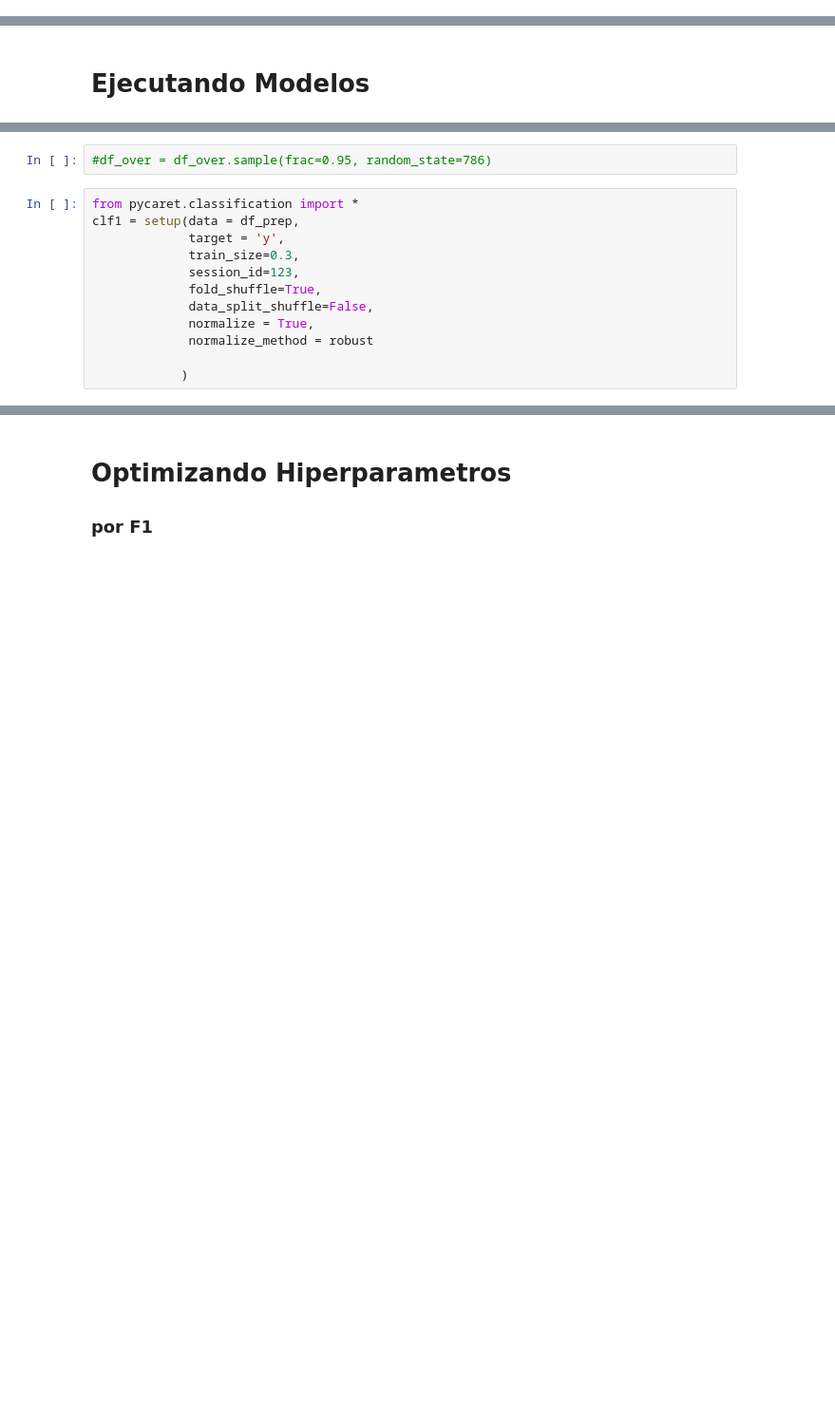
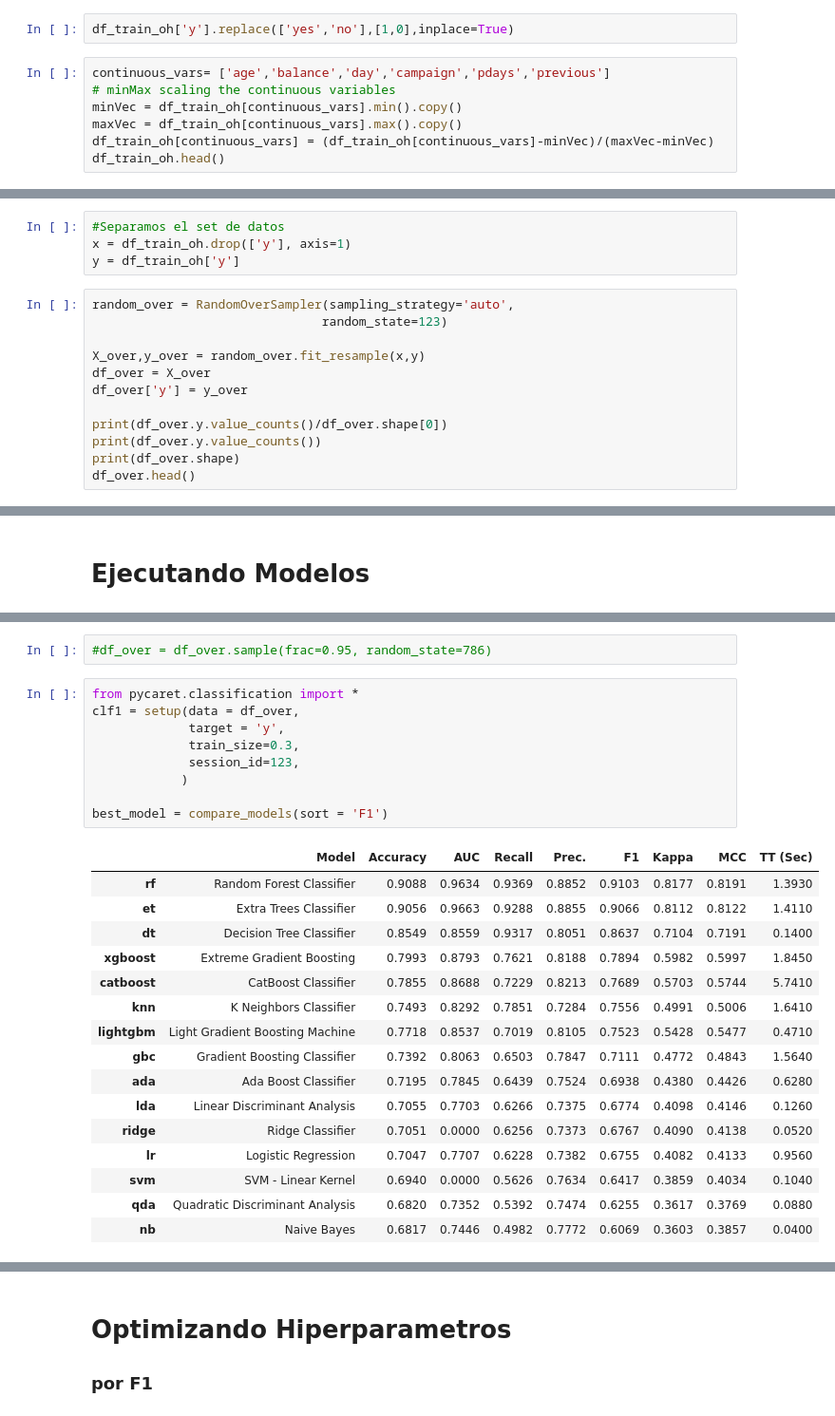
Before and after one commit to leobrandoon/marketing_datascience_binario, a Jupyter notebook: problema_mtk_lego.ipynb, the cells around one changed output, grey strips where cells are left out. Shown: that part at 95% size. Cells and saved outputs as stored; diff of their text form; blank space fills up the shorter version.

Commit message:
Mejorand
reparacion de errores y aplicacion de pycaret autoML

```diff
--- a/problema_mtk_lego.ipynb
+++ b/problema_mtk_lego.ipynb
@@ -147,0 +204,9 @@ df_train_trans.head()
+# %%
+df_train_oh['y'].replace(['yes','no'],[1,0],inplace=True)
+# %%
+continuous_vars= ['age','balance','day','campaign','pdays','previous']
+# minMax scaling the continuous variables
+minVec = df_train_oh[continuous_vars].min().copy()
+maxVec = df_train_oh[continuous_vars].max().copy()
+df_train_oh[continuous_vars] = (df_train_oh[continuous_vars]-minVec)/(maxVec-minVec)
+df_train_oh.head()
@@ -235,0 +366,16 @@ df_over.head()
+# %%
+#Separamos el set de datos
+x = df_train_oh.drop(['y'], axis=1)
+y = df_train_oh['y']
+# %%
+random_over = RandomOverSampler(sampling_strategy='auto',
+                               random_state=123)
+
+X_over,y_over = random_over.fit_resample(x,y)
+df_over = X_over
+df_over['y'] = y_over
+
+print(df_over.y.value_counts()/df_over.shape[0])
+print(df_over.y.value_counts())
+print(df_over.shape)
+df_over.head()
@@ -268,14 +429,28 @@ df_under.head()
-# %%
-#df_over = df_over.sample(frac=0.95, random_state=786)
+# %%
+#df_over = df_over.sample(frac=0.95, random_state=786)
 # %%
 from pycaret.classification import *
-clf1 = setup(data = df_prep,
+clf1 = setup(data = df_over,
              target = 'y',
              train_size=0.3,
              session_id=123,
-             fold_shuffle=True,
-             data_split_shuffle=False,
-             normalize = True,
-             normalize_method = robust
+            )
 
-            )
+best_model = compare_models(sort = 'F1')
+# %% [output]
+|  | Model | Accuracy | AUC | Recall | Prec. | F1 | Kappa | MCC | TT (Sec) |
+| rf | Random Forest Classifier | 0.9088 | 0.9634 | 0.9369 | 0.8852 | 0.9103 | 0.8177 | 0.8191 | 1.3930 |
+| et | Extra Trees Classifier | 0.9056 | 0.9663 | 0.9288 | 0.8855 | 0.9066 | 0.8112 | 0.8122 | 1.4110 |
+| dt | Decision Tree Classifier | 0.8549 | 0.8559 | 0.9317 | 0.8051 | 0.8637 | 0.7104 | 0.7191 | 0.1400 |
+| xgboost | Extreme Gradient Boosting | 0.7993 | 0.8793 | 0.7621 | 0.8188 | 0.7894 | 0.5982 | 0.5997 | 1.8450 |
+| catboost | CatBoost Classifier | 0.7855 | 0.8688 | 0.7229 | 0.8213 | 0.7689 | 0.5703 | 0.5744 | 5.7410 |
+| knn | K Neighbors Classifier | 0.7493 | 0.8292 | 0.7851 | 0.7284 | 0.7556 | 0.4991 | 0.5006 | 1.6410 |
+| lightgbm | Light Gradient Boosting Machine | 0.7718 | 0.8537 | 0.7019 | 0.8105 | 0.7523 | 0.5428 | 0.5477 | 0.4710 |
+| gbc | Gradient Boosting Classifier | 0.7392 | 0.8063 | 0.6503 | 0.7847 | 0.7111 | 0.4772 | 0.4843 | 1.5640 |
+| ada | Ada Boost Classifier | 0.7195 | 0.7845 | 0.6439 | 0.7524 | 0.6938 | 0.4380 | 0.4426 | 0.6280 |
+| lda | Linear Discriminant Analysis | 0.7055 | 0.7703 | 0.6266 | 0.7375 | 0.6774 | 0.4098 | 0.4146 | 0.1260 |
+| ridge | Ridge Classifier | 0.7051 | 0.0000 | 0.6256 | 0.7373 | 0.6767 | 0.4090 | 0.4138 | 0.0520 |
+| lr | Logistic Regression | 0.7047 | 0.7707 | 0.6228 | 0.7382 | 0.6755 | 0.4082 | 0.4133 | 0.9560 |
+| svm | SVM - Linear Kernel | 0.6940 | 0.0000 | 0.5626 | 0.7634 | 0.6417 | 0.3859 | 0.4034 | 0.1040 |
+| qda | Quadratic Discriminant Analysis | 0.6820 | 0.7352 | 0.5392 | 0.7474 | 0.6255 | 0.3617 | 0.3769 | 0.0880 |
+| nb | Naive Bayes | 0.6817 | 0.7446 | 0.4982 | 0.7772 | 0.6069 | 0.3603 | 0.3857 | 0.0400 |
```
Also changed, not shown: parts of 55 cells of this notebook.
